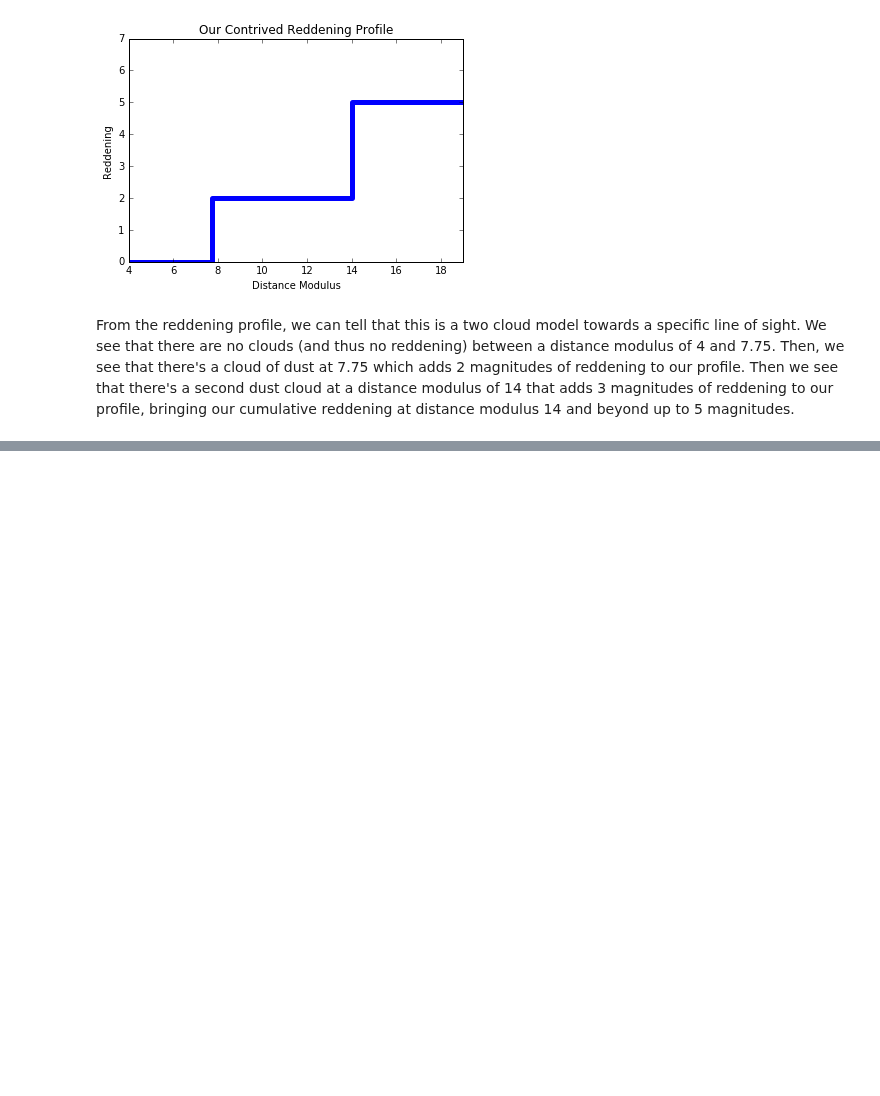
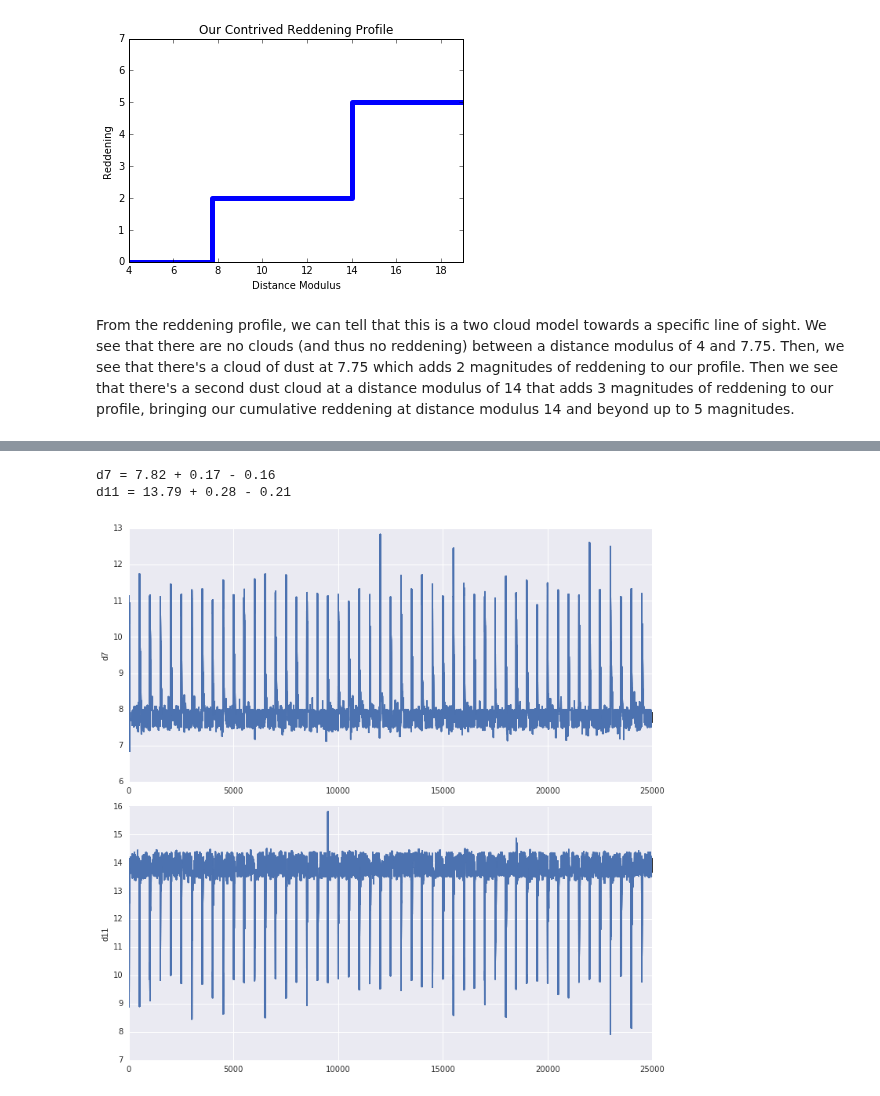
Before and after one commit to catherinezucker/dustcurve, a Jupyter notebook: model.ipynb, the cells around one changed output, grey strips where cells are left out. Drawn from its saved outputs; the diff is of its cells as text; code cells hidden in the pictures; blank space fills up the shorter version.

```diff
--- a/model.ipynb
+++ b/model.ipynb
@@ -231,0 +222,27 @@ Success! Now we can move on to real data...
+# %%
+#set up the figures to plot the hot chain
+fig, (ax_d7, ax_d11) = plt.subplots(2, figsize=(10,10))
+plt.tight_layout()
+ax_d7.set(ylabel='d7')
+ax_d11.set(ylabel='d11')
+
+#plot the chains for the first ten walkers
+for i in range(0,10):
+    sns.tsplot(traces_hot[6], ax=ax_d7)
+    sns.tsplot(traces_hot[10], ax=ax_d11)
+
+parameter_samples = pd.DataFrame({'d7': traces_hot[6], 'd11': traces_hot[10]})
+
+q = parameter_samples.quantile([0.16,0.50,0.84], axis=0)
+
+#what values do we get?
+print("d7 = {:.2f} + {:.2f} - {:.2f}".format(q['d7'][0.50],
+                                            q['d7'][0.84]-q['d7'][0.50],
+                                            q['d7'][0.50]-q['d7'][0.16]))
+print("d11 = {:.2f} + {:.2f} - {:.2f}".format(q['d11'][0.50],
+                                            q['d11'][0.84]-q['d11'][0.50],
+                                            q['d11'][0.50]-q['d11'][0.16]))
+# %% [output]
+d7 = 7.82 + 0.17 - 0.16
+d11 = 13.79 + 0.28 - 0.21
+[figure, added]
```
Also changed, not shown: parts of 12 cells of this notebook.
